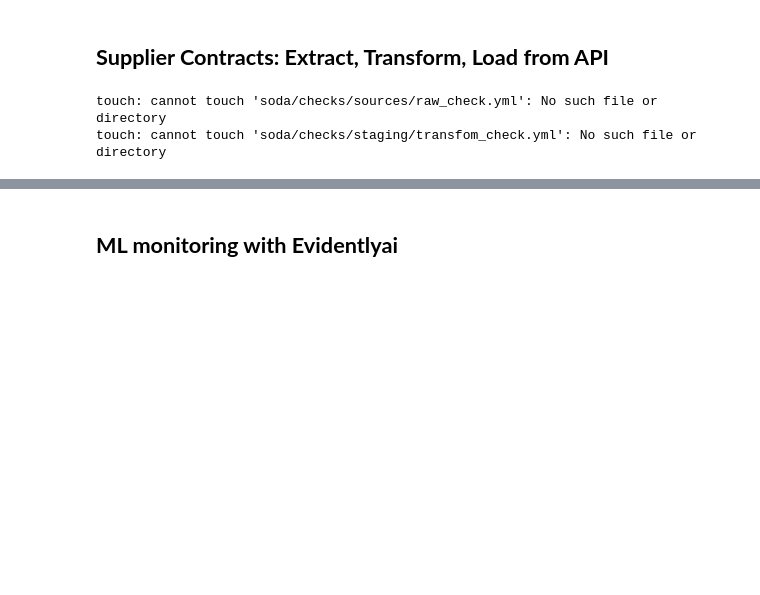
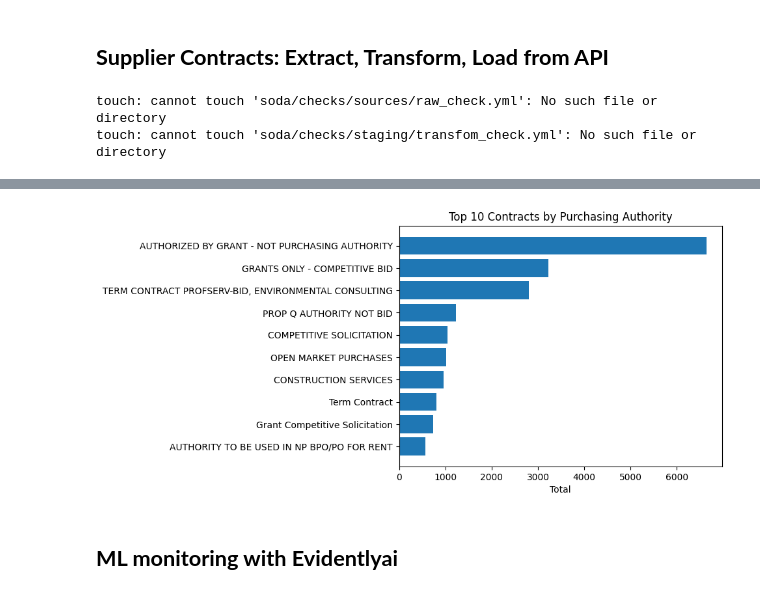
Before and after one commit to mathewsrc/machine-learning-monitoring-with-evidently, a Jupyter notebook: evidently_capstone.ipynb, the cells around one changed output, grey strips where cells are left out. Saved outputs shown, nothing was run; the diff lists cells and outputs as text; code cells hidden in the pictures; blank space fills up the shorter version.

```diff
--- a/evidently_capstone.ipynb
+++ b/evidently_capstone.ipynb
@@ -309,3 +381,26 @@ with duckdb.connect("supplier.db") as conn:
+# %%
+with duckdb.connect("supplier.db") as conn:
+  df_pl = conn.sql(
+      """
+      SELECT
+        purchasing_authority,
+        COUNT(purchasing_authority) AS total
+      FROM supplier_transformed_table
+      WHERE purchasing_authority IS NOT NULL
+      GROUP BY purchasing_authority
+      ORDER BY total DESC
+      LIMIT 10
+      """
+      ).pl().sort("total")
+
+
+  plt.barh(df_pl['purchasing_authority'],
+          df_pl['total'])
+  plt.title("Top 10 Contracts by Purchasing Authority")
+  plt.xlabel("Total")
+  plt.show()
+# %% [output]
+[figure, added]
 # %% [markdown]
 ## **ML monitoring with Evidentlyai**
 # %%
```
Also changed, not shown: parts of 21 cells of this notebook.
